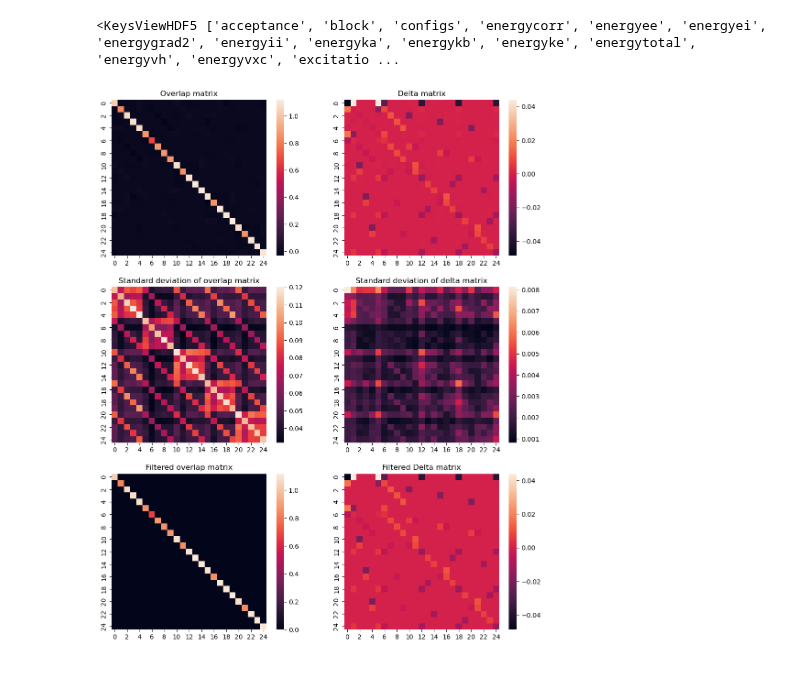
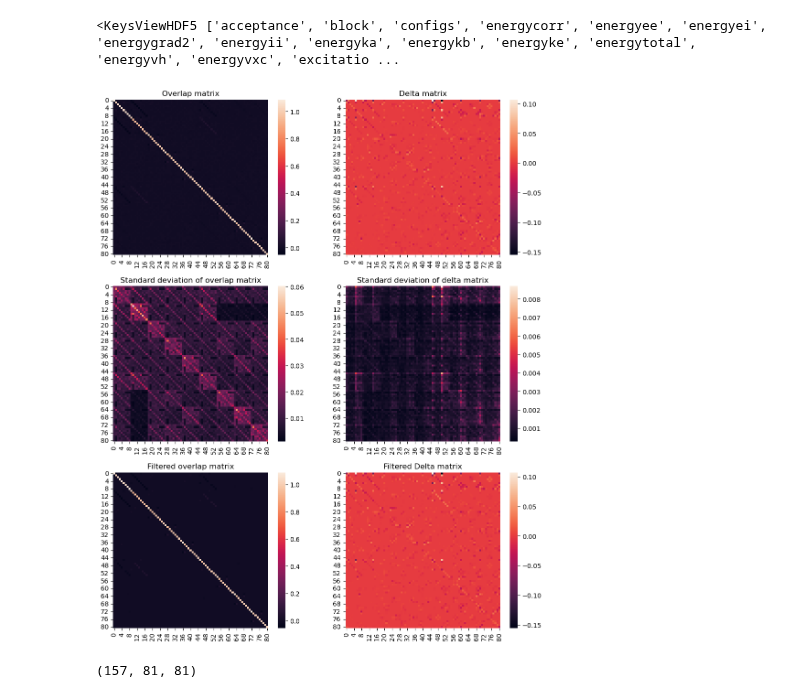
Before and after one commit to kayahans/pyqmc, a Jupyter notebook: pyqmc/test-parallel.ipynb, the cells around one changed output. Cells and saved outputs as stored; diff of their text form; code cells hidden in the pictures.

```diff
--- a/pyqmc/test-parallel.ipynb
+++ b/pyqmc/test-parallel.ipynb
@@ -9,14 +9,14 @@ from pyscf.scf.uhf import det_ovlp
 # %% [markdown]
 # Testing in parallel code
 # %%
-filename = "he_vmc_cas_5_nelecas_1_1.hdf5"
+filename = "he_vmc_cas_9_nelecas_1_1.hdf5"
 f = h5py.File(filename, "r")
 # %%
 f.keys()
 # %% [output]
 <KeysViewHDF5 ['acceptance', 'block', 'configs', 'energycorr', 'energyee', 'energyei', 'energygrad2', 'energyii', 'energyka', 'energykb', 'energyke', 'energytotal', 'energyvh', 'energyvxc', 'excitatio ...
 # %%
-def plot_delta_ovlp(filename="abvmc.hdf5", discard = 2):
+def plot_delta_ovlp(filename="abvmc.hdf5", discard = 2, annot=True):
     f = h5py.File(filename, "r")
 
     fig, ax = plt.subplots(3, 2, figsize = (12, 15))
@@ -25,51 +25,54 @@ def plot_delta_ovlp(filename="abvmc.hdf5", discard = 2):
     discard = 2
     ovlp_ij = np.average(ovlp_ij_raw[discard:], axis=0)
     # plt.figure()
-    sns.heatmap(ovlp_ij, ax=ax[0, 0]) #, annot=True)
+    sns.heatmap(ovlp_ij, ax=ax[0, 0], annot=annot)
     ax[0, 0].set_title('Overlap matrix')
     # plt.title('Overlap matrix')
 
     ovlp_ij_std = np.std(ovlp_ij_raw[discard:], axis=0)
-    sns.heatmap(ovlp_ij_std, ax=ax[1, 0]) #, annot=True)
+    sns.heatmap(ovlp_ij_std, ax=ax[1, 0], annot=annot)
     ax[1, 0].set_title('Standard deviation of overlap matrix')
 
     filtered_ovlp_ij = copy.deepcopy(ovlp_ij)
     filtered_ovlp_ij[ovlp_ij_std>np.abs(ovlp_ij)] = 0
-    sns.heatmap(filtered_ovlp_ij, ax=ax[2, 0]) #, annot=True)
+    sns.heatmap(filtered_ovlp_ij, ax=ax[2, 0], annot=annot)
     ax[2, 0].set_title('Filtered overlap matrix')
 
 
 
     delta_ij = np.average(delta_ij_raw[discard:], axis=0)
-    sns.heatmap(delta_ij, ax=ax[0, 1]) #, annot=True)
+    sns.heatmap(delta_ij, ax=ax[0, 1], annot=annot)
     ax[0, 1].set_title('Delta matrix')
 
     delta_ij_std = np.std(delta_ij_raw[discard:], axis=0)
-    sns.heatmap(delta_ij_std, ax=ax[1, 1]) #, annot=True)
+    sns.heatmap(delta_ij_std, ax=ax[1, 1], annot=annot)
     ax[1, 1].set_title('Standard deviation of delta matrix')
 
 
     filtered_delta_ij = copy.deepcopy(delta_ij)
     filtered_delta_ij[delta_ij_std>np.abs(delta_ij)] = 0
-    sns.heatmap(filtered_delta_ij, ax=ax[2, 1]) #, annot=True)
+    sns.heatmap(filtered_delta_ij, ax=ax[2, 1], annot=annot)
     ax[2, 1].set_title('Filtered Delta matrix')
 
     return {'filtered': [filtered_ovlp_ij, filtered_delta_ij],
             'raw': [ovlp_ij_raw, delta_ij_raw]}
 # res = plot_delta_ovlp()
 # %%
-res = plot_delta_ovlp(filename, discard=0)
+res = plot_delta_ovlp(filename, discard=0, annot=False)
 s, delta = res['filtered']
 # sinv = np.linalg.inv(s)
 # m = np.matmul(sinv, delta)
 # e, v = np.linalg.eigh(m)
 # (e-e[0]) * 27.211
 # %% [output]
-[figure, old version]
+[figure, new version]
 # %%
-# s, delta = res['raw']
+s, delta = res['raw']
+s.shape
 # s[:, 0,0]
 # delta[:, 0,0]
+# %% [output]
+(157, 81, 81)
 # %%
 def get_h_mf(ci_filename,
              ncore = (1,1),
```
Also changed, not shown: parts of 4 cells of this notebook, 26 other files.
